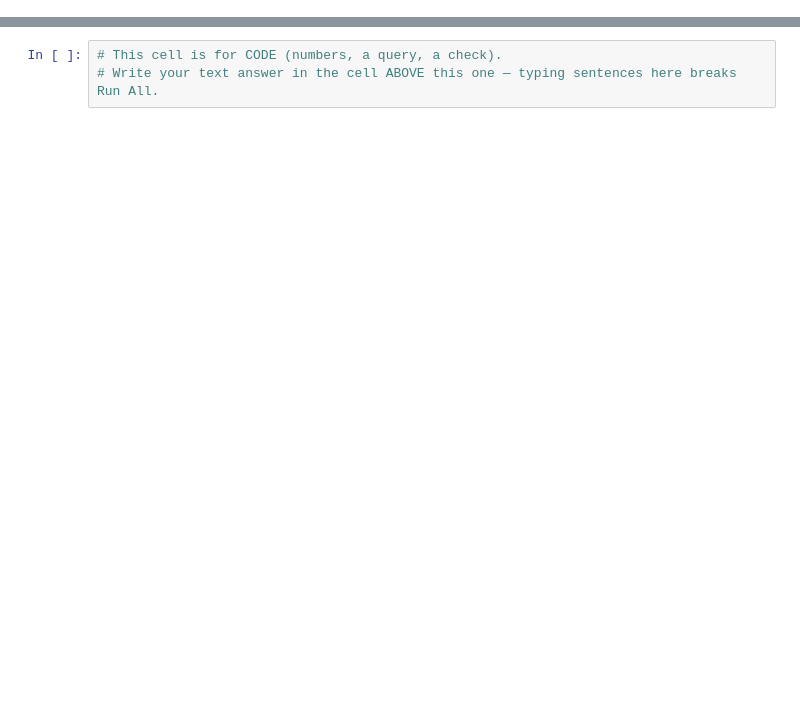
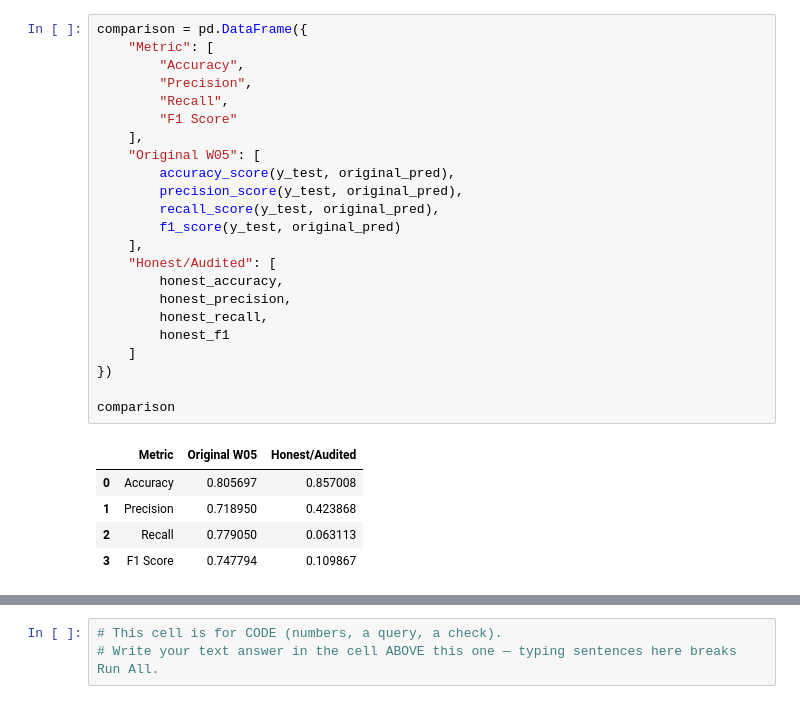
Before and after one commit to ShamirAli55/flyrank-internship, a Jupyter notebook: work/notebooks/w06_validation_audit.ipynb, the cells around one changed output, grey strips where cells are left out. Cells and saved outputs as stored; diff of their text form; blank space fills up the shorter version.

Commit message:
submit: ML-09 validation and research claim audit

```diff
--- a/work/notebooks/w06_validation_audit.ipynb
+++ b/work/notebooks/w06_validation_audit.ipynb
@@ -12,0 +507,29 @@ This skeleton is yours to fill. Work the sections **in order** — each one has
+# %%
+comparison = pd.DataFrame({
+    "Metric": [
+        "Accuracy",
+        "Precision",
+        "Recall",
+        "F1 Score"
+    ],
+    "Original W05": [
+        accuracy_score(y_test, original_pred),
+        precision_score(y_test, original_pred),
+        recall_score(y_test, original_pred),
+        f1_score(y_test, original_pred)
+    ],
+    "Honest/Audited": [
+        honest_accuracy,
+        honest_precision,
+        honest_recall,
+        honest_f1
+    ]
+})
+
+comparison
+# %% [output]
+|  | Metric | Original W05 | Honest/Audited |
+| 0 | Accuracy | 0.805697 | 0.857008 |
+| 1 | Precision | 0.718950 | 0.423868 |
+| 2 | Recall | 0.779050 | 0.063113 |
+| 3 | F1 Score | 0.747794 | 0.109867 |
```
Also changed, not shown: parts of 29 cells of this notebook.
